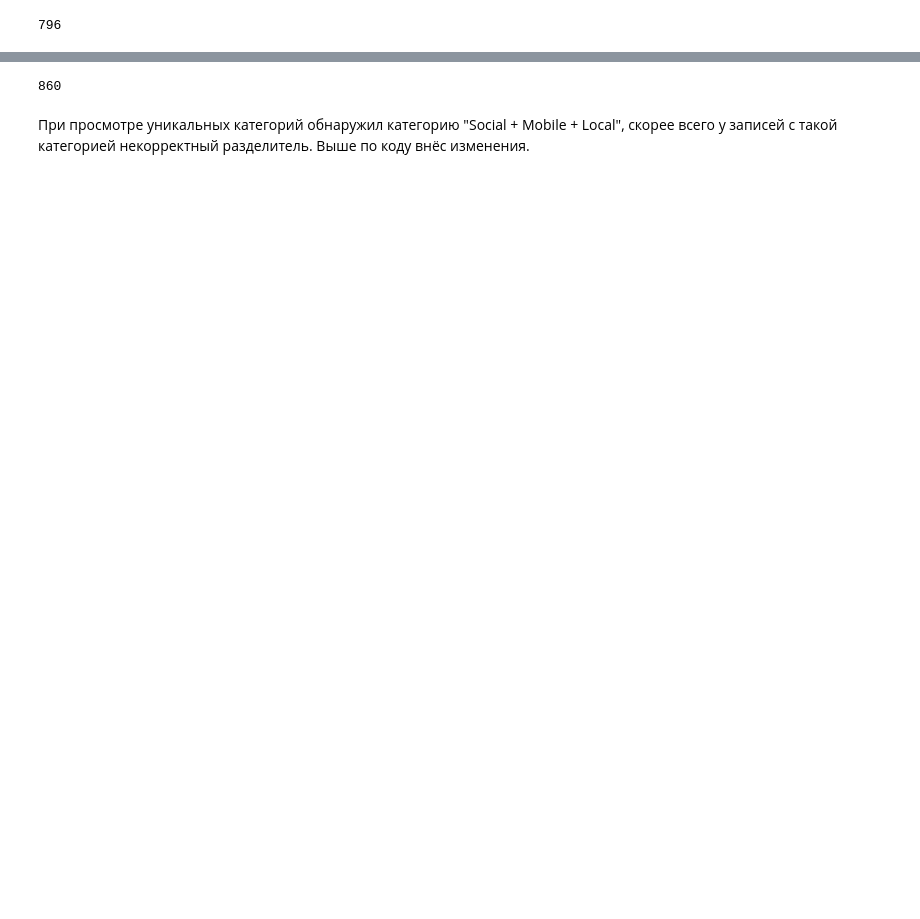
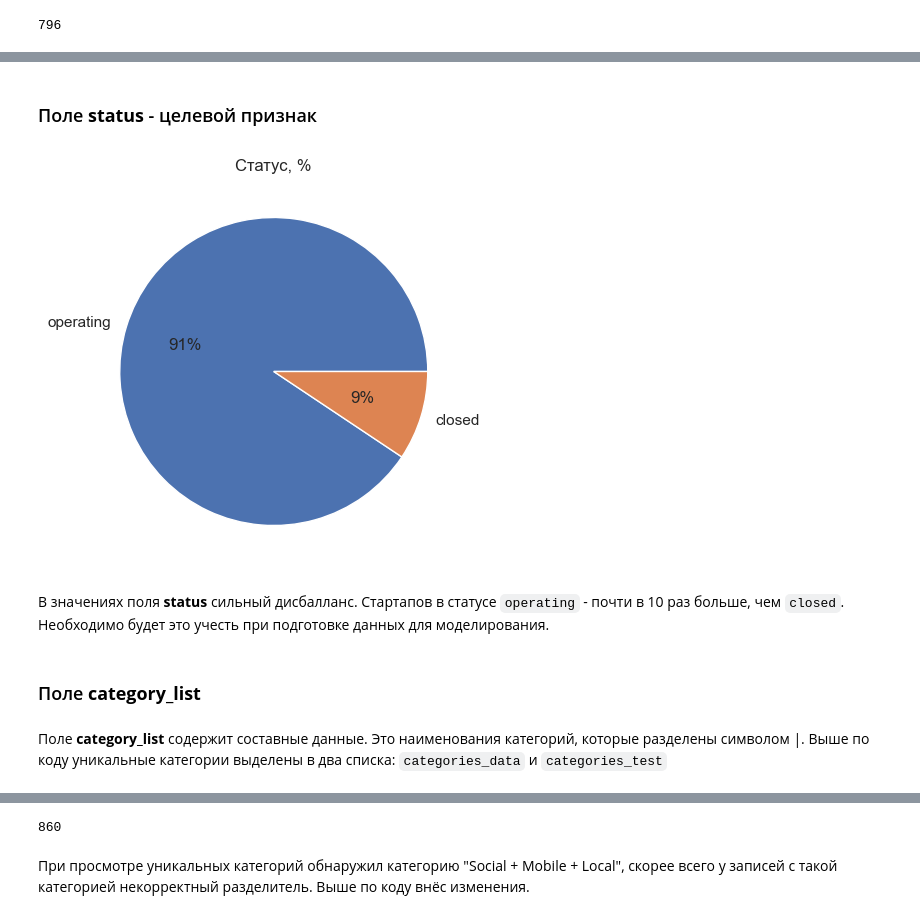
Before and after one commit to andrew-tvorogov/practicum_masterskaya_1, a Jupyter notebook: practicum_startups.ipynb, the cells around one changed output, grey strips where cells are left out. Cells and saved outputs as stored; diff of their text form; code cells hidden in the pictures; blank space fills up the shorter version.

Commit message:
added tables to categories chapter

```diff
--- a/practicum_startups.ipynb
+++ b/practicum_startups.ipynb
@@ -138,7 +138,7 @@ def show_category_pie(df, field, title):
     Отобразит круговую диаграмму распределения количества элементов по категории
     '''
     df[field]\
-    .value_counts().plot(kind='pie', title = title + ', %', autopct='%1.0f%%', figsize=(7,7))
+    .value_counts().plot(kind='pie', title = title + ', %', autopct='%1.0f%%', figsize=(5,5))
     plt.ylabel('')
     plt.show()
 
@@ -735,0 +855,12 @@ categories_test = categories_from_category_list_test.columns.tolist()
+# %% [markdown]
+### Поле **status** - целевой признак
+# %%
+show_category_pie(startups_data, 'status', 'Статус')
+# %% [output]
+[figure, added]
+# %% [markdown]
+В значениях поля **status** сильный дисбалланс. Стартапов в статусе ``operating`` - почти в 10 раз больше, чем ``closed``. Необходимо будет это учесть при подготовке данных для моделирования.
+# %% [markdown]
+### Поле **category_list**
+# %% [markdown]
+Поле **category_list** содержит составные данные. Это наименования категорий, которые разделены символом |. Выше по коду уникальные категории выделены в два списка: ``categories_data`` и ``categories_test``
```
Also changed, not shown: parts of 60 cells of this notebook.
